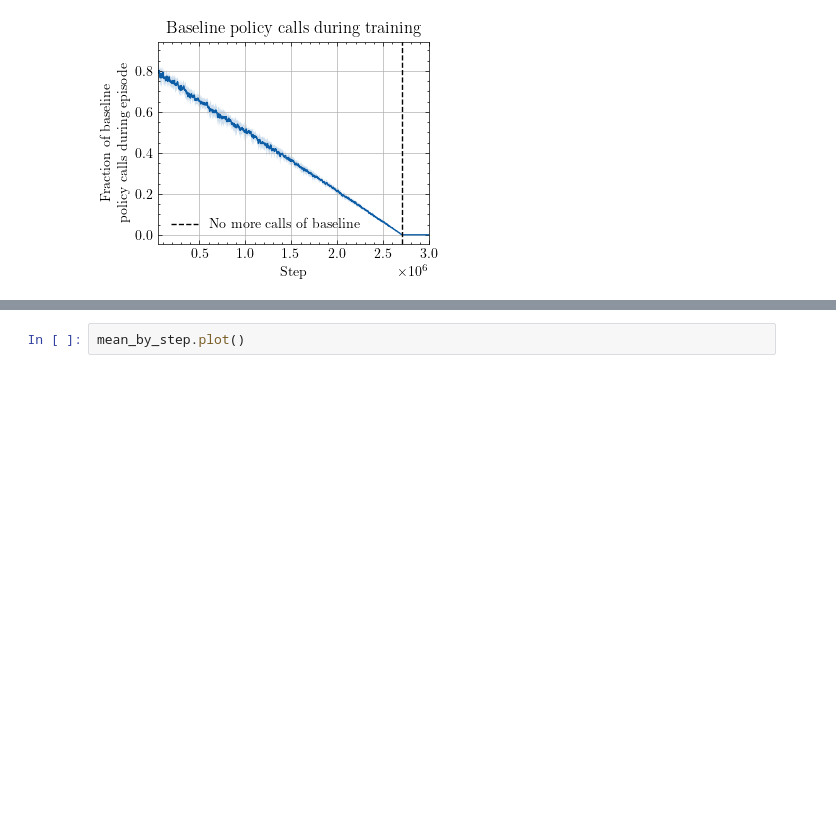
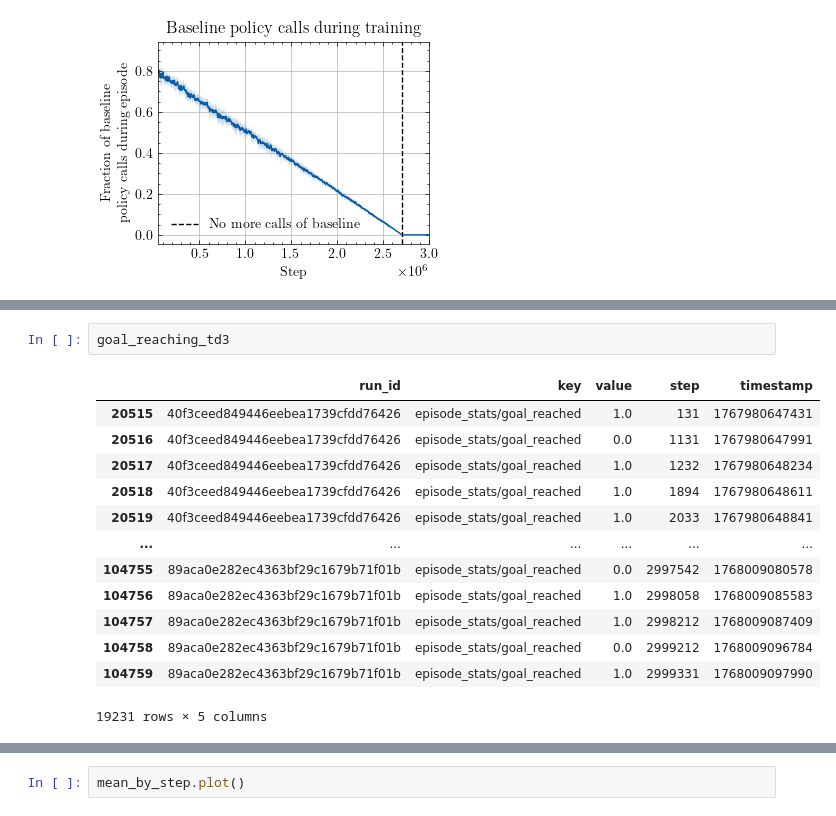
Before and after one commit to aidagroup/calf-enhance, a Jupyter notebook: run/analysis.ipynb, the cells around one changed output, grey strips where cells are left out. Drawn from its saved outputs; the diff is of its cells as text; blank space fills up the shorter version.

```diff
--- a/run/analysis.ipynb
+++ b/run/analysis.ipynb
@@ -399,6 +404,22 @@ def rolling_stats(df, rolling_window=100, grid_step=5000):
     # 4) std по шагам
     std_by_step = interp.groupby("step")["roll100"].std()
     return mean_by_step, std_by_step
+# %%
+goal_reaching_td3
+# %% [output]
+|  | run_id | key | value | step | timestamp |
+| 20515 | 40f3ceed849446eebea1739cfdd76426 | episode_stats/goal_reached | 1.0 | 131 | 1767980647431 |
+| 20516 | 40f3ceed849446eebea1739cfdd76426 | episode_stats/goal_reached | 0.0 | 1131 | 1767980647991 |
+| 20517 | 40f3ceed849446eebea1739cfdd76426 | episode_stats/goal_reached | 1.0 | 1232 | 1767980648234 |
+| 20518 | 40f3ceed849446eebea1739cfdd76426 | episode_stats/goal_reached | 1.0 | 1894 | 1767980648611 |
+| 20519 | 40f3ceed849446eebea1739cfdd76426 | episode_stats/goal_reached | 1.0 | 2033 | 1767980648841 |
+| ... | ... | ... | ... | ... | ... |
+| 104755 | 89aca0e282ec4363bf29c1679b71f01b | episode_stats/goal_reached | 0.0 | 2997542 | 1768009080578 |
+| 104756 | 89aca0e282ec4363bf29c1679b71f01b | episode_stats/goal_reached | 1.0 | 2998058 | 1768009085583 |
+| 104757 | 89aca0e282ec4363bf29c1679b71f01b | episode_stats/goal_reached | 1.0 | 2998212 | 1768009087409 |
+| 104758 | 89aca0e282ec4363bf29c1679b71f01b | episode_stats/goal_reached | 0.0 | 2999212 | 1768009096784 |
+| 104759 | 89aca0e282ec4363bf29c1679b71f01b | episode_stats/goal_reached | 1.0 | 2999331 | 1768009097990 |
+19231 rows × 5 columns
 # %%
 import numpy as np
 import pandas as pd
```
Also changed, not shown: parts of 5 cells of this notebook, 1 other file.
